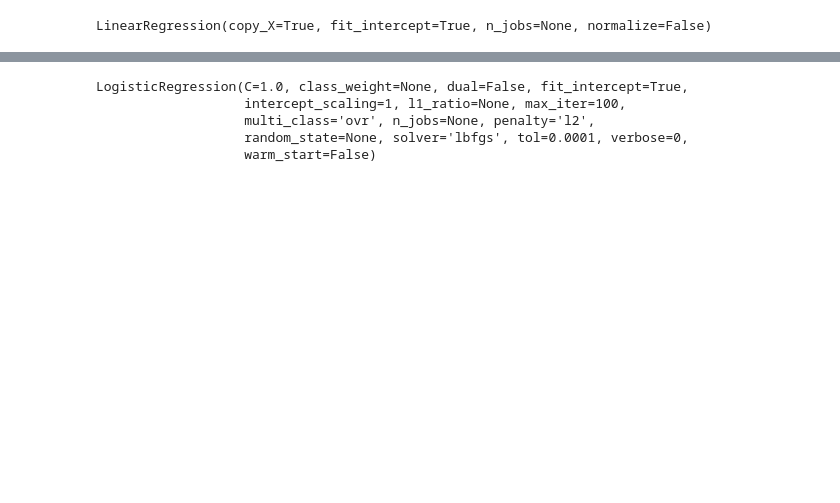
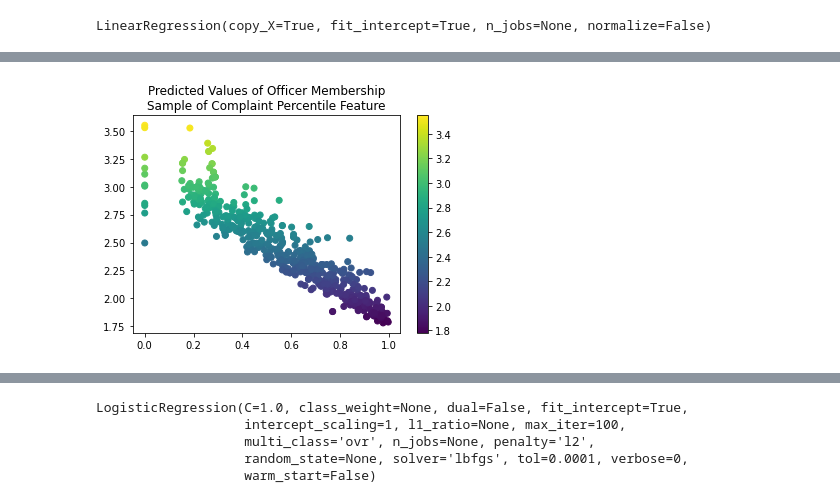
Before and after one commit to Northwestern-Data-Sci-Seminar/Invisible-Institute-Chicago-Reporter-Collaboration-Public, a Jupyter notebook: The Spectacular Sailors/Checkpoint_4/src/DatascienceCheckpoint4.ipynb, the cells around one changed output, grey strips where cells are left out. Drawn from its saved outputs; the diff is of its cells as text; code cells hidden in the pictures; blank space fills up the shorter version.

```diff
--- a/The Spectacular Sailors/Checkpoint_4/src/DatascienceCheckpoint4.ipynb
+++ b/The Spectacular Sailors/Checkpoint_4/src/DatascienceCheckpoint4.ipynb
@@ -129,0 +142,16 @@ array([3., 3., 2., ..., 3., 2., 2.])
+# %%
+# Display a sample of the predicted values of each officer
+idx = np.random.choice(prediction.shape[0], size=500)
+feats_example = X_val[:,4]
+
+plt.figure()
+plt.title('Predicted Values of Officer Membership\nSample of Complaint Percentile Feature')
+# plt.scatter(y[idx], prediction[idx])
+plt.scatter(feats_example[idx], prediction[idx], c=prediction[idx])
+plt.colorbar()
+# plt.text(.14, 2.8, "Unaffiliated")
+# plt.text(.17, 1.8, "Community")
+# plt.text(.23, 1.1, "Crew")
+plt.show()
+# %% [output]
+[figure, added]
```
Also changed, not shown: parts of 6 cells of this notebook, 1 other file.
